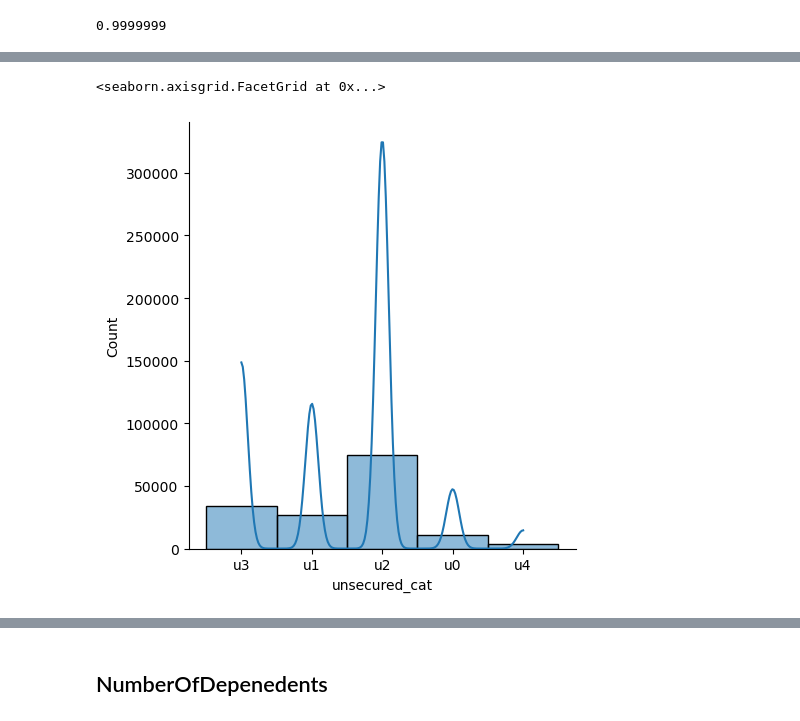
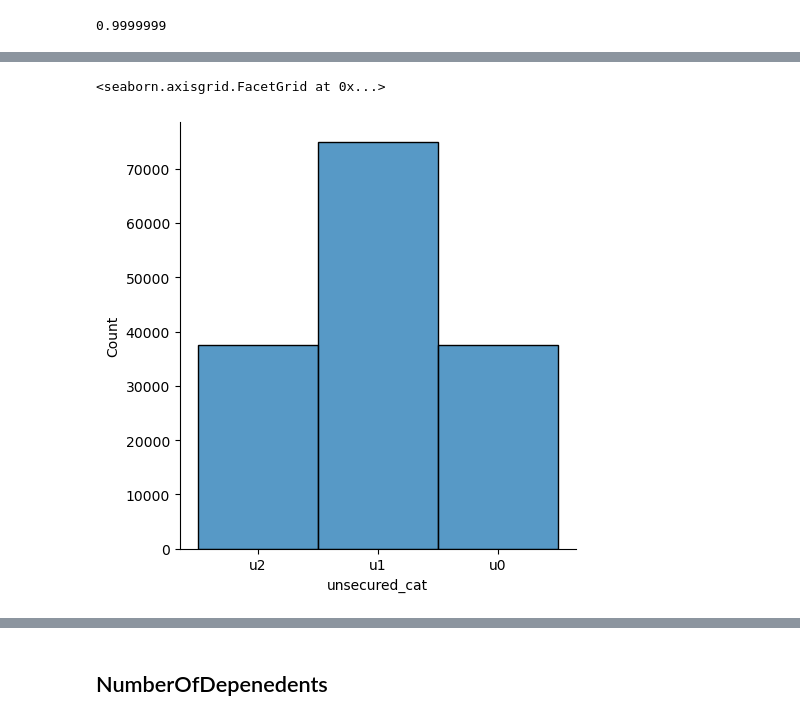
Before and after one commit to sachinshastri23/CreditScore, a Jupyter notebook: PD-3.ipynb, the cells around one changed output, grey strips where cells are left out. Cells and saved outputs as stored; diff of their text form; code cells hidden in the pictures.

```diff
--- a/PD-3.ipynb
+++ b/PD-3.ipynb
@@ -544,0 +688,12 @@ sns.displot(data=df4['DebtRatio'],bins=5)
+# %%
+#categorisation of DebtRatio:
+
+def Debt_ratio(x):
+    if x < 0.1 :
+        return 'dr0'
+    if (x >=0.1 and x < 0.6):
+        return 'dr1'
+    if x >= 0.6:
+        return 'dr2'
+# %%
+df4['dr_cat']=df4['DebtRatio'].apply(Debt_ratio)
@@ -670,9 +779,0 @@ def dr_map(x):
-# %%
-df4.loc[df4['DebtRatio']<=m,'dr_cat']='dr0'
-df4.loc[(df4['DebtRatio']>m) & (df4['DebtRatio']<=n),'dr_cat']='dr1'
-df4.loc[(df4['DebtRatio']>n) & (df4['DebtRatio']<=o),'dr_cat']='dr2'
-df4.loc[(df4['DebtRatio']>o) & (df4['DebtRatio']<=p),'dr_cat']='dr3'
-df4.loc[(df4['DebtRatio']>p) & (df4['DebtRatio']<=q),'dr_cat']='dr4'
-df4.loc[(df4['DebtRatio']>q) & (df4['DebtRatio']<=r),'dr_cat']='dr5'
-df4.loc[(df4['DebtRatio']>r) & (df4['DebtRatio']<=s),'dr_cat']='dr6'
-df4.loc[df4['DebtRatio']>s,'dr_cat']='dr7'
@@ -804,16 +888,12 @@ df4.loc[df4['RevolvingUtilizationOfUnsecuredLines']>t].describe()
 #Create function for Categorisation of RevolvingUtilizationOfUnsecuredLines
 
 def unsecured(x):
-    if x<=q:
+    if x<=r:
         return 'u0'
-    if (x>q and x<=r):
+    if (x>r and x<=s):
         return 'u1'
-    if (x>r and x<=s):
+    if x>s:
         return 'u2'
-    if (x>s and x<=t):
-        return 'u3'
-    if x>t:
-        return 'u4'
 # %%
 #df4.drop(columns=['unsecured_cat'],index=1)
 # %%
@@ -837,9 +915,9 @@ u4     3338
 Name: unsecured_cat, dtype: int64
 # %%
-sns.displot(data=df4['unsecured_cat'],kde=True)
+sns.displot(data=df4['unsecured_cat'])
 # %% [output]
 <seaborn.axisgrid.FacetGrid at 0x...>
-[figure, old version]
+[figure, new version]
 # %%
 df4.groupby('unsecured_cat')['SeriousDlqin2yrs'].mean().plot()
 # %% [output]
```
Also changed, not shown: parts of 278 cells of this notebook.
